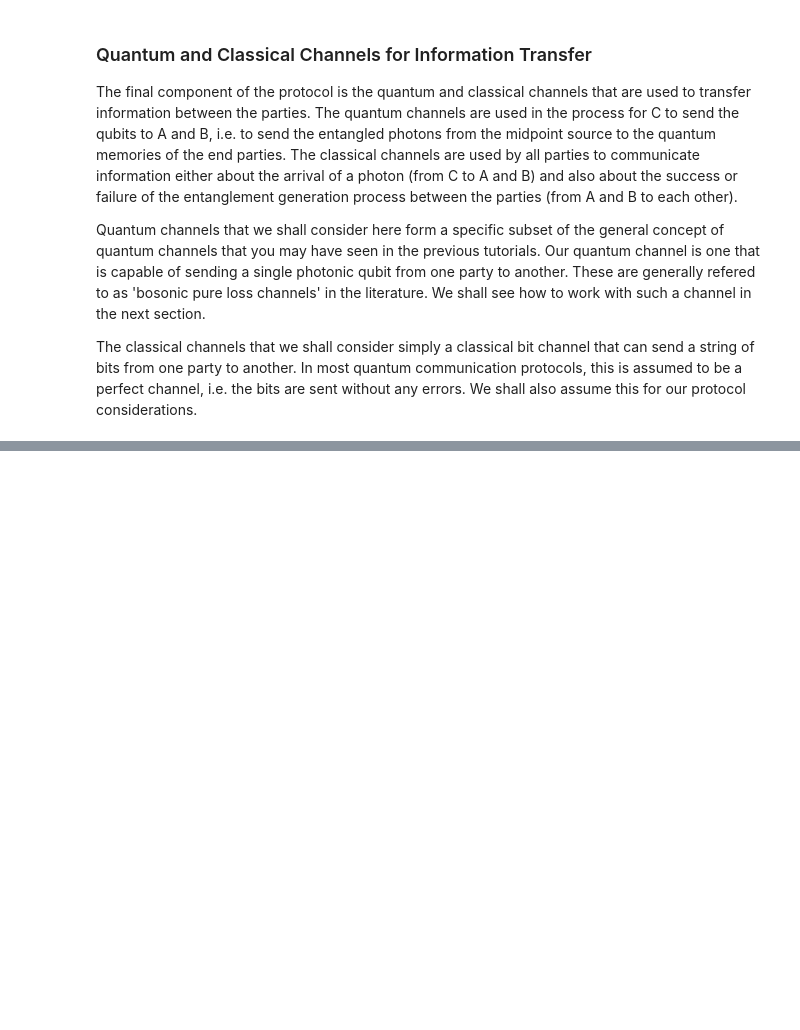
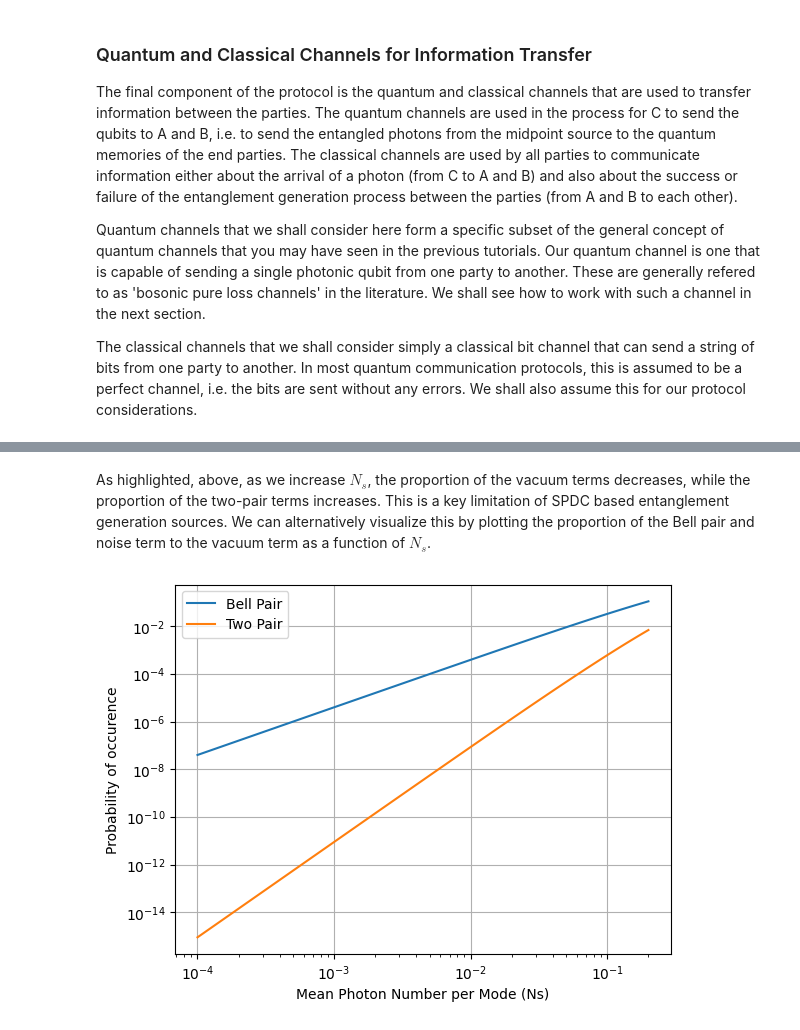
Before and after one commit to pr4jitd/2024.CQNSchool.DigitalTwin, a Jupyter notebook: MidpointSource_Tutorial_Prajit.ipynb, the cells around one changed output, grey strips where cells are left out. Drawn from its saved outputs; the diff is of its cells as text; code cells hidden in the pictures; blank space fills up the shorter version.

```diff
--- a/MidpointSource_Tutorial_Prajit.ipynb
+++ b/MidpointSource_Tutorial_Prajit.ipynb
@@ -137,3 +183,27 @@ For more details on SPDC based entanglement generation sources, please refer to
+# %% [markdown]
+As highlighted, above, as we increase $N_s$, the proportion of the vacuum terms decreases, while the proportion of the two-pair terms increases. This is a key limitation of SPDC based entanglement generation sources. We can alternatively visualize this by plotting the proportion of the Bell pair and noise term to the vacuum term as a function of $N_s$.
+# %%
+range_Ns = np.logspace(-4,math.log10(0.2),100)
+norm = normalization(range_Ns)
+vacuum_comp = distribution_function(range_Ns,0)/norm
+bell_pair = distribution_function(range_Ns,1)/norm
+two_pair = distribution_function(range_Ns,2)/norm
+
+prop_bell_pair = bell_pair/vacuum_comp
+prop_two_pair = two_pair/vacuum_comp
+
+plt.plot(range_Ns,prop_bell_pair**2,label="Bell Pair")
+plt.plot(range_Ns,prop_two_pair**2,label="Two Pair")
+plt.legend()
+plt.xscale("log")
+plt.yscale("log")
+plt.grid()
+plt.xlabel("Mean Photon Number per Mode (Ns)")
+plt.ylabel("Probability of occurence")
+
+plt.show()
+# %% [output]
+[figure, added]
 # %% [markdown]
 ## Building a Heralded Entanglement Generation Source
 
```
Also changed, not shown: parts of 4 cells of this notebook, 1 other file.
